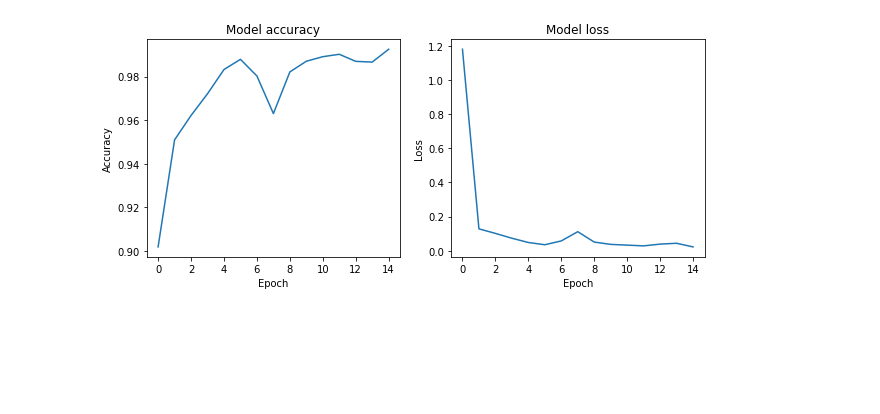
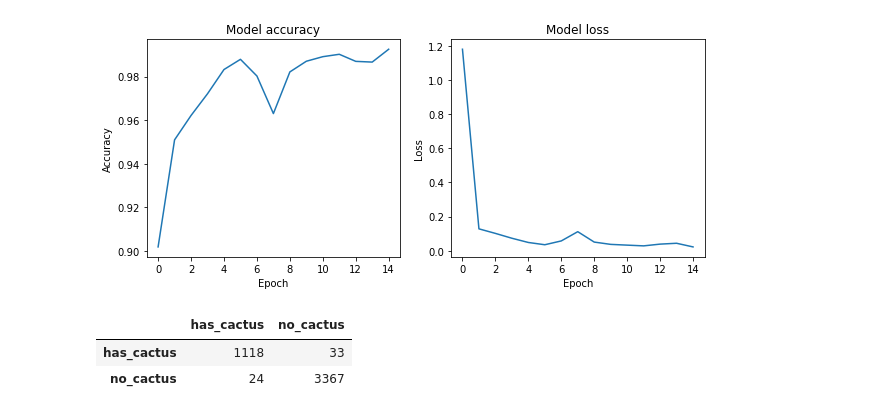
Before and after one commit to kpapijnenburg/cactus-detector, a Jupyter notebook: CNN-V2.1.ipynb, the cells around one changed output. Saved outputs shown, nothing was run; the diff lists cells and outputs as text; code cells hidden in the pictures; blank space fills up the shorter version.

```diff
--- a/CNN-V2.1.ipynb
+++ b/CNN-V2.1.ipynb
@@ -153,0 +167,14 @@ Text(0.5, 0, 'Epoch')
+# %%
+labels = ['has_cactus', 'no_cactus']
+
+df = pd.DataFrame(
+    data=confusion_matrix(true, predictions, labels=labels),
+    columns=labels,
+    index=labels
+)
+
+df.head()
+# %% [output]
+|  | has_cactus | no_cactus |
+| has_cactus | 1118 | 33 |
+| no_cactus | 24 | 3367 |
```
Also changed, not shown: parts of 11 cells of this notebook, 2 other files.
